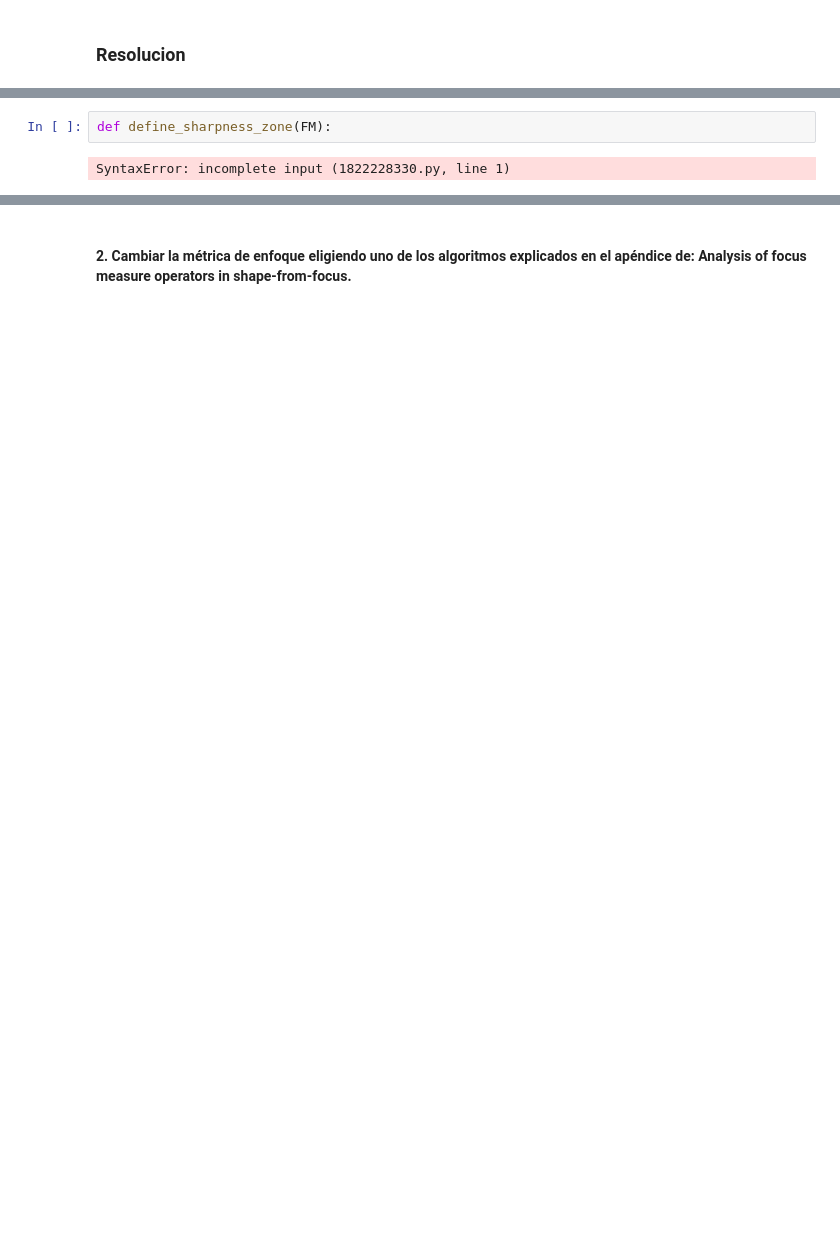
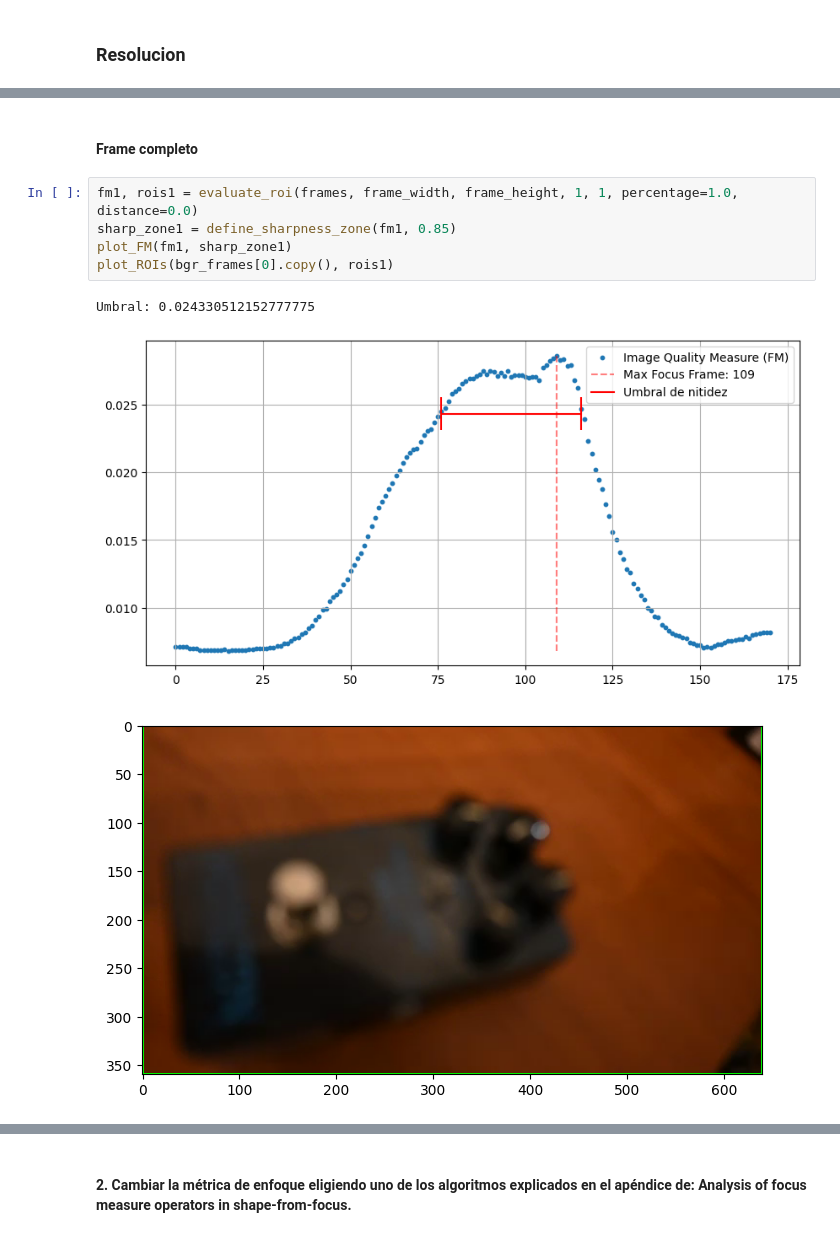
Before and after one commit to gabrielquiroga/vision_computadora_I_ceia, a Jupyter notebook: Material_TPs/TP2/tp2.ipynb, the cells around one changed output, grey strips where cells are left out. Drawn from its saved outputs; the diff is of its cells as text; blank space fills up the shorter version.

```diff
--- a/Material_TPs/TP2/tp2.ipynb
+++ b/Material_TPs/TP2/tp2.ipynb
@@ -371,7 +501,14 @@ def plot_FM_and_ROIs(FM, frame, ROIs):
 # %% [output]
 FPS del video: 29
 171 frames
-# %%
-def define_sharpness_zone(FM):
-# %% [output]
-SyntaxError: incomplete input (1822228330.py, line 1)
+# %% [markdown]
+#### Frame completo
+# %%
+fm1, rois1 = evaluate_roi(frames, frame_width, frame_height, 1, 1, percentage=1.0, distance=0.0)
+sharp_zone1 = define_sharpness_zone(fm1, 0.85)
+plot_FM(fm1, sharp_zone1)
+plot_ROIs(bgr_frames[0].copy(), rois1)
+# %% [output]
+Umbral: 0.024330512152777775
+[figure, added]
+[figure, added]
```
Also changed, not shown: parts of 12 cells of this notebook.
